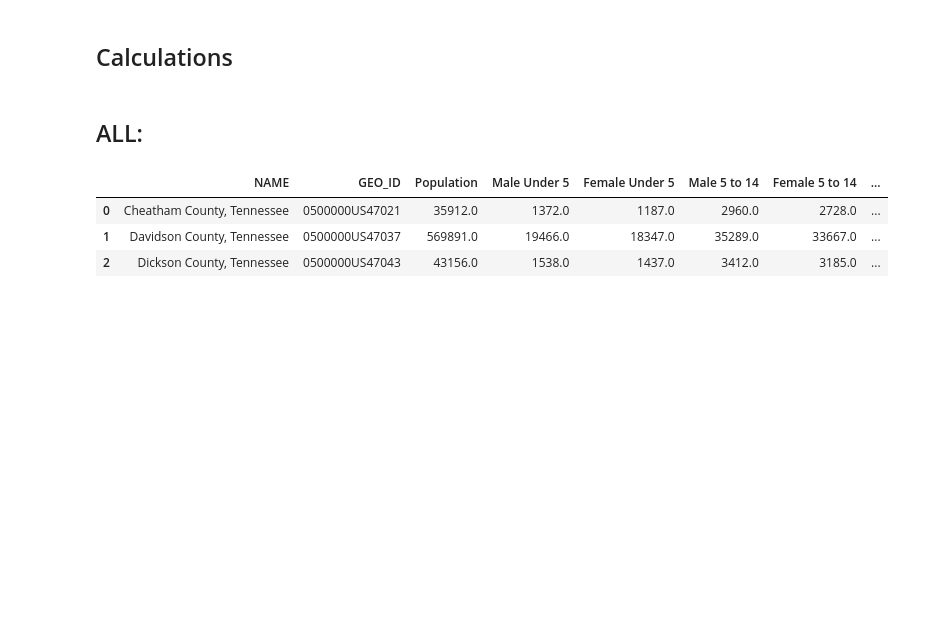
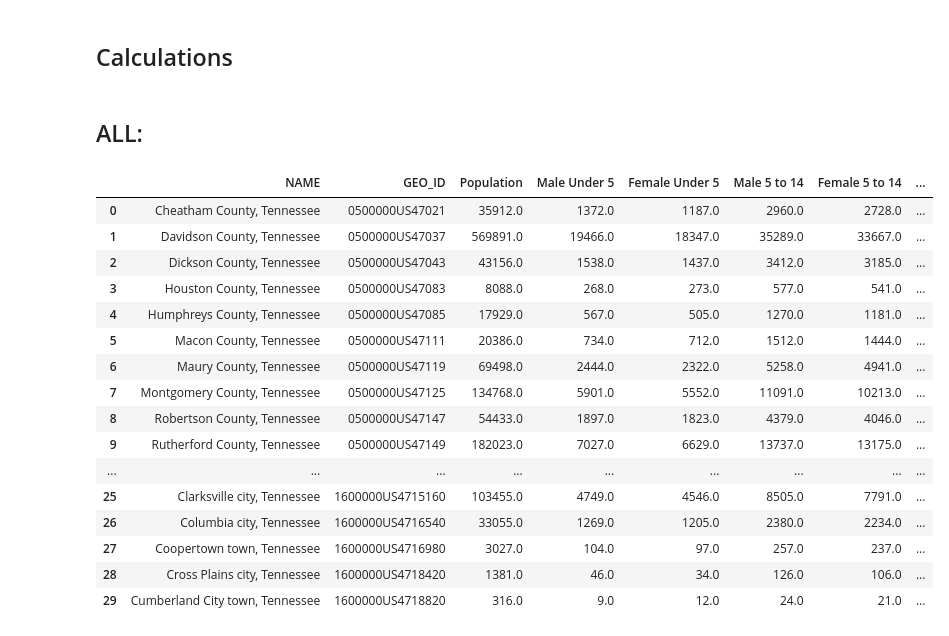
Before and after one commit to Greater-Nashville-Regional-Council/Parent-Data-Gathering, a Jupyter notebook: notebooks/3. Calculations/1. Decennial SF1 2000 Calculations.ipynb, the cells around one changed output. Drawn from its saved outputs; the diff is of its cells as text; code cells hidden in the pictures; blank space fills up the shorter version.

```diff
--- a/notebooks/3. Calculations/1. Decennial SF1 2000 Calculations.ipynb
+++ b/notebooks/3. Calculations/1. Decennial SF1 2000 Calculations.ipynb
@@ -172,9 +172,22 @@ data['Tenure%:Renters'] = percent(data['Tenure:Renters'], data['Tenure:Total Hou
 # %%
 cols = coldropper.columns
 data = data.drop(columns = cols)
-data.head(3)
+data.head(30)
 # %% [output]
 |  | NAME | GEO_ID | Population | Male Under 5 | Female Under 5 | Male 5 to 14 | Female 5 to 14 | ... |
 | 0 | Cheatham County, Tennessee | 0500000US47021 | 35912.0 | 1372.0 | 1187.0 | 2960.0 | 2728.0 | ... |
 | 1 | Davidson County, Tennessee | 0500000US47037 | 569891.0 | 19466.0 | 18347.0 | 35289.0 | 33667.0 | ... |
 | 2 | Dickson County, Tennessee | 0500000US47043 | 43156.0 | 1538.0 | 1437.0 | 3412.0 | 3185.0 | ... |
+| 3 | Houston County, Tennessee | 0500000US47083 | 8088.0 | 268.0 | 273.0 | 577.0 | 541.0 | ... |
+| 4 | Humphreys County, Tennessee | 0500000US47085 | 17929.0 | 567.0 | 505.0 | 1270.0 | 1181.0 | ... |
+| 5 | Macon County, Tennessee | 0500000US47111 | 20386.0 | 734.0 | 712.0 | 1512.0 | 1444.0 | ... |
+| 6 | Maury County, Tennessee | 0500000US47119 | 69498.0 | 2444.0 | 2322.0 | 5258.0 | 4941.0 | ... |
+| 7 | Montgomery County, Tennessee | 0500000US47125 | 134768.0 | 5901.0 | 5552.0 | 11091.0 | 10213.0 | ... |
+| 8 | Robertson County, Tennessee | 0500000US47147 | 54433.0 | 1897.0 | 1823.0 | 4379.0 | 4046.0 | ... |
+| 9 | Rutherford County, Tennessee | 0500000US47149 | 182023.0 | 7027.0 | 6629.0 | 13737.0 | 13175.0 | ... |
+| ... | ... | ... | ... | ... | ... | ... | ... | ... |
+| 25 | Clarksville city, Tennessee | 1600000US4715160 | 103455.0 | 4749.0 | 4546.0 | 8505.0 | 7791.0 | ... |
+| 26 | Columbia city, Tennessee | 1600000US4716540 | 33055.0 | 1269.0 | 1205.0 | 2380.0 | 2234.0 | ... |
+| 27 | Coopertown town, Tennessee | 1600000US4716980 | 3027.0 | 104.0 | 97.0 | 257.0 | 237.0 | ... |
+| 28 | Cross Plains city, Tennessee | 1600000US4718420 | 1381.0 | 46.0 | 34.0 | 126.0 | 106.0 | ... |
+| 29 | Cumberland City town, Tennessee | 1600000US4718820 | 316.0 | 9.0 | 12.0 | 24.0 | 21.0 | ... |
```
Also changed, not shown: parts of 2 cells of this notebook, 4 other files.
